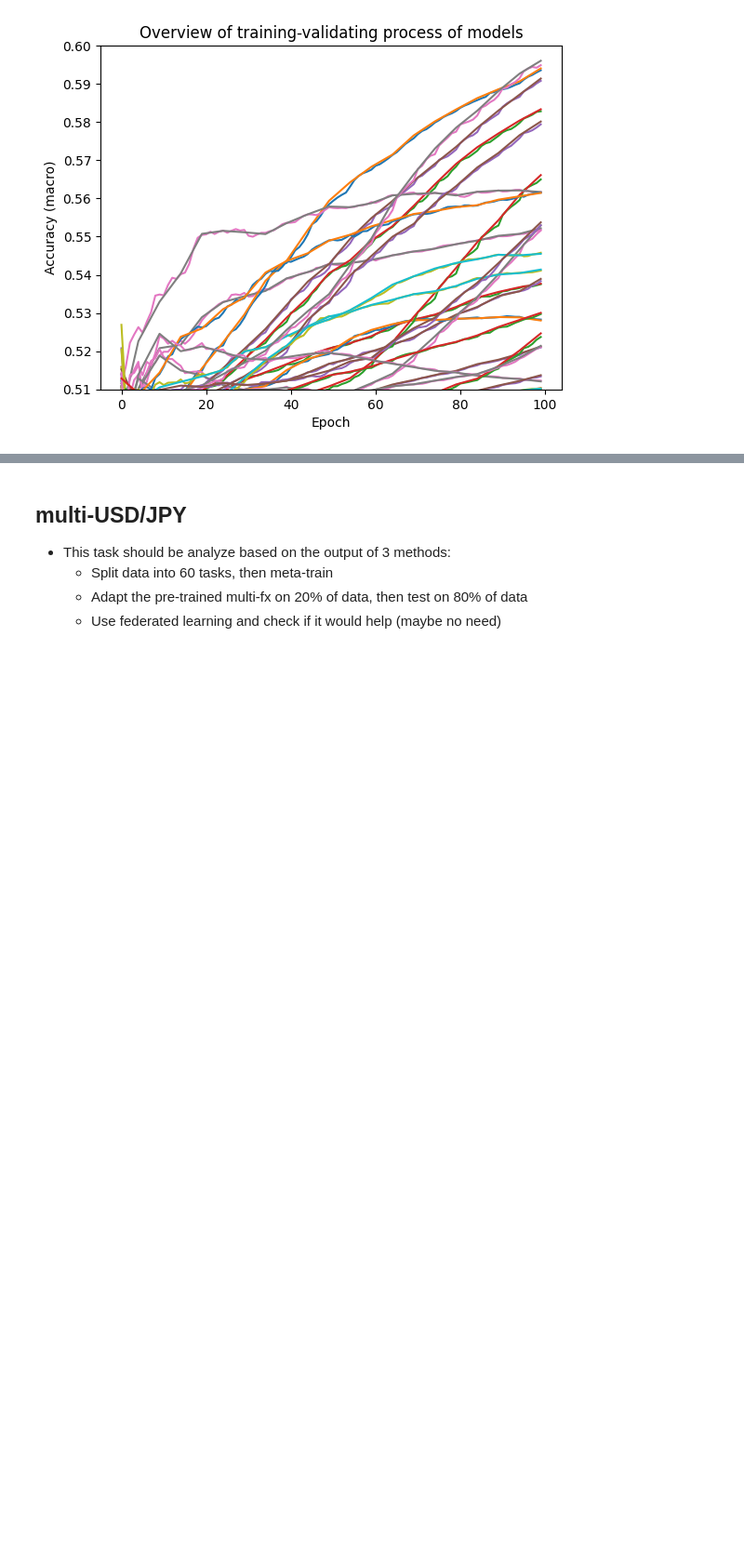
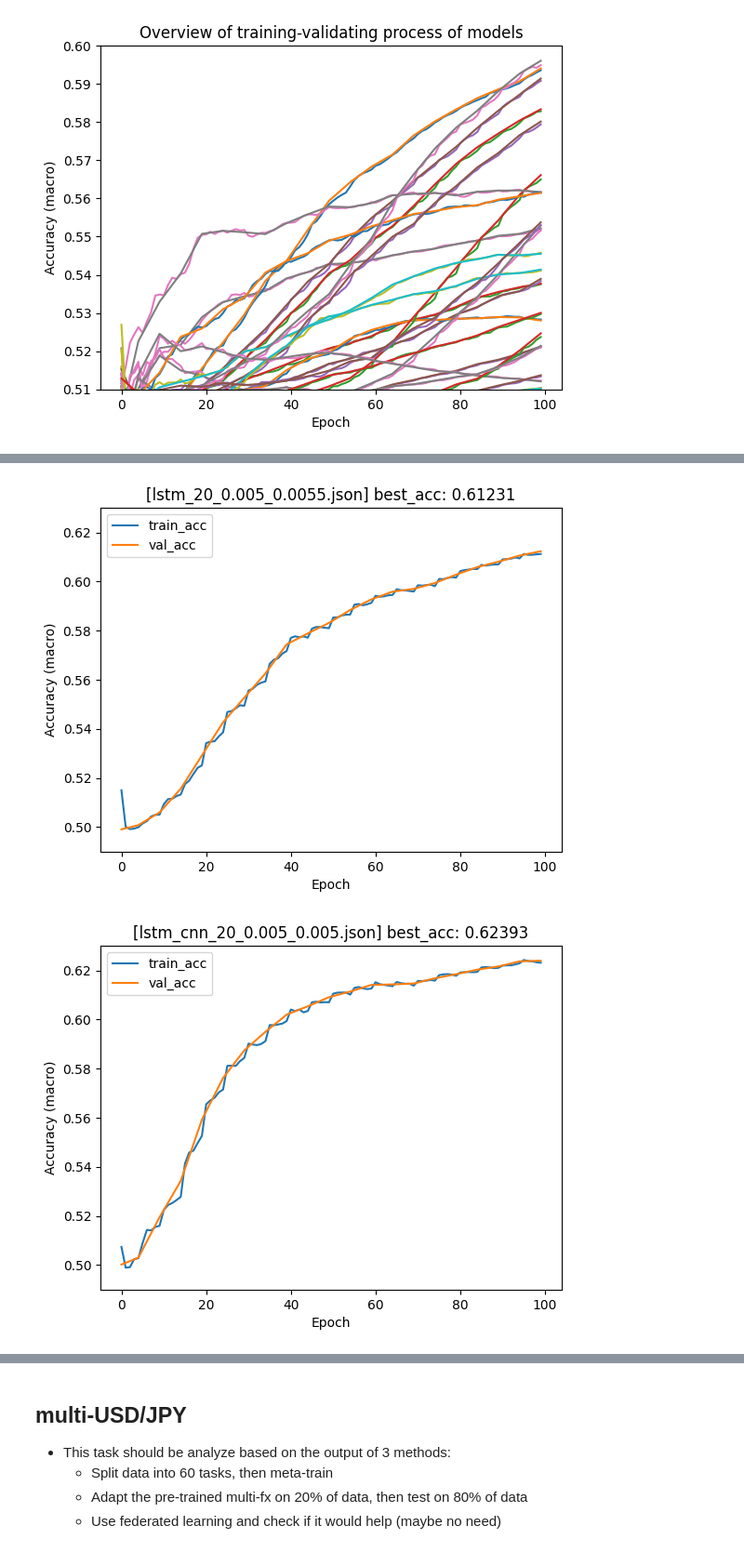
Before and after one commit to baolongnguyenmac/multi_fx, a Jupyter notebook: pretrained/analyze.ipynb, the cells around one changed output, grey strips where cells are left out. Shown at 93% size. Saved outputs shown, nothing was run; the diff lists cells and outputs as text; code cells hidden in the pictures; blank space fills up the shorter version.

Commit message:
analyze pretrained_macro_random

```diff
--- a/pretrained/analyze.ipynb
+++ b/pretrained/analyze.ipynb
@@ -79,0 +78,26 @@ for model in log.keys():
+# %%
+# pretrained-macro, acc of a task is computed accurately
+log = {}
+for filename in os.listdir('./pretrained_macro_random'):
+    # if filename.endswith('.json') and filename.startswith('lstm_cnn'):
+    if filename == 'lstm_20_0.005_0.0055.json' or filename == 'lstm_cnn_20_0.005_0.005.json':
+        with open(f'./pretrained_macro_random/{filename}', 'r') as fi:
+            log[filename] = json.load(fi)
+
+x_axis = np.arange(-1,100,5)
+x_axis[0] = 0
+
+for model in log.keys():
+    plt.ylim((0.49,0.63))
+    plt.xlabel('Epoch')
+    plt.ylabel('Accuracy (macro)')
+    # plt.title('Overview of training-validating process of models')
+    plt.title(f"[{model}] best_acc: {log[model]['val_acc'][-1]:.5f}")
+
+    plt.plot(range(100), log[model]['train_acc'], label='train_acc')
+    plt.plot(x_axis, log[model]['val_acc'], label='val_acc')
+    plt.legend()
+    plt.show()
+# %% [output]
+[figure, added]
+[figure, added]
```
Also changed, not shown: parts of 6 cells of this notebook.
